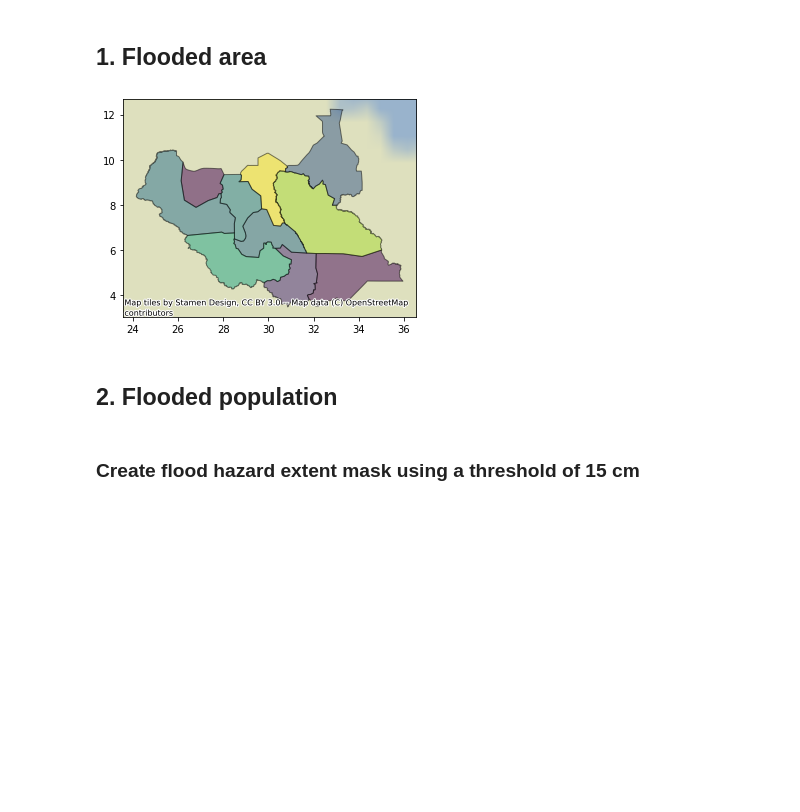
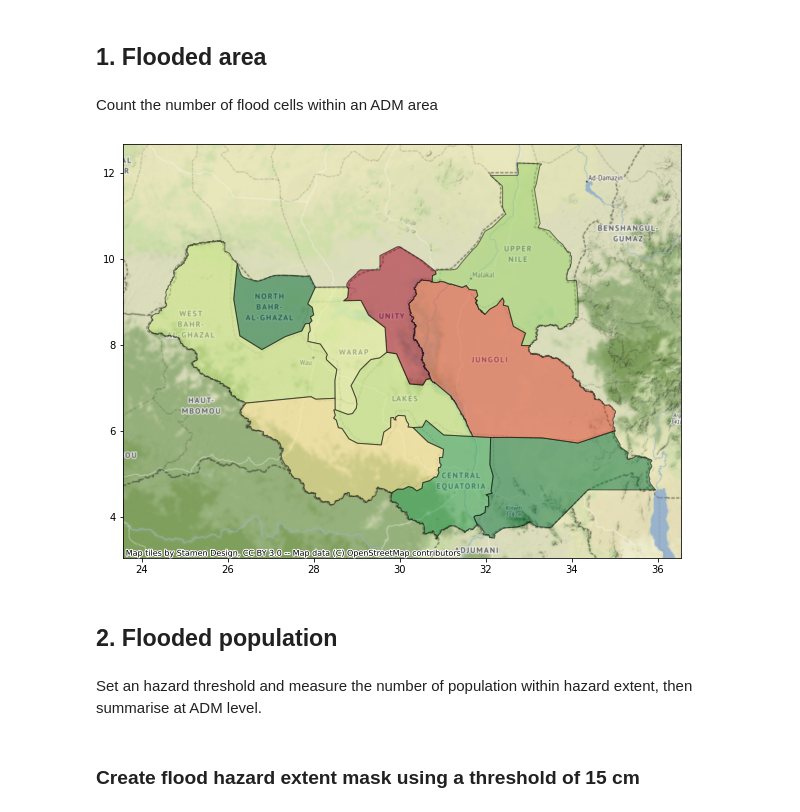
Before and after one commit to sabgis1968/rdl-pyTools, a Jupyter notebook: ss-fl-pop.ipynb, the cells around one changed output. Cells and saved outputs as stored; diff of their text form; code cells hidden in the pictures; blank space fills up the shorter version.

```diff
--- a/ss-fl-pop.ipynb
+++ b/ss-fl-pop.ipynb
@@ -169,6 +169,8 @@ adm2.plot()
 [figure]
 # %% [markdown]
 ## 1. Flooded area
+# %% [markdown]
+Count the number of flood cells within an ADM area
 # %%
 adm1_flooded_areas = collect_stats(base_loc+'hzd-ss-fl-rp100.tif', base_loc+'SS_ADM1.shp', flood_data, ["count"], 'ADM1_PCODE')
 # %%
@@ -179,12 +181,14 @@ flooded_area_df['flooded_area'] *= pixelSizeX*pixelSizeY
 # %%
 flooded_area_deg = adm1.join(flooded_area_df, on='ADM1_PCODE')
 
-ax = flooded_area_deg.plot(column='flooded_area', alpha=0.5, edgecolor='k')
-ctx.add_basemap(ax, zoom=18)
+ax = flooded_area_deg.plot(column='flooded_area', alpha=0.5, cmap='RdYlGn_r', edgecolor='k', linewidth=1, figsize=(10, 10))
+ctx.add_basemap(ax, crs=flooded_area_deg.crs.to_string())
 # %% [output]
-[figure, old version]
+[figure, new version]
 # %% [markdown]
 ## 2. Flooded population
+# %% [markdown]
+Set an hazard threshold and measure the number of population within hazard extent, then summarise at ADM level.
 # %% [markdown]
 ### Create flood hazard extent mask using a threshold of 15 cm
 # %%
```
Also changed, not shown: parts of 8 cells of this notebook.
